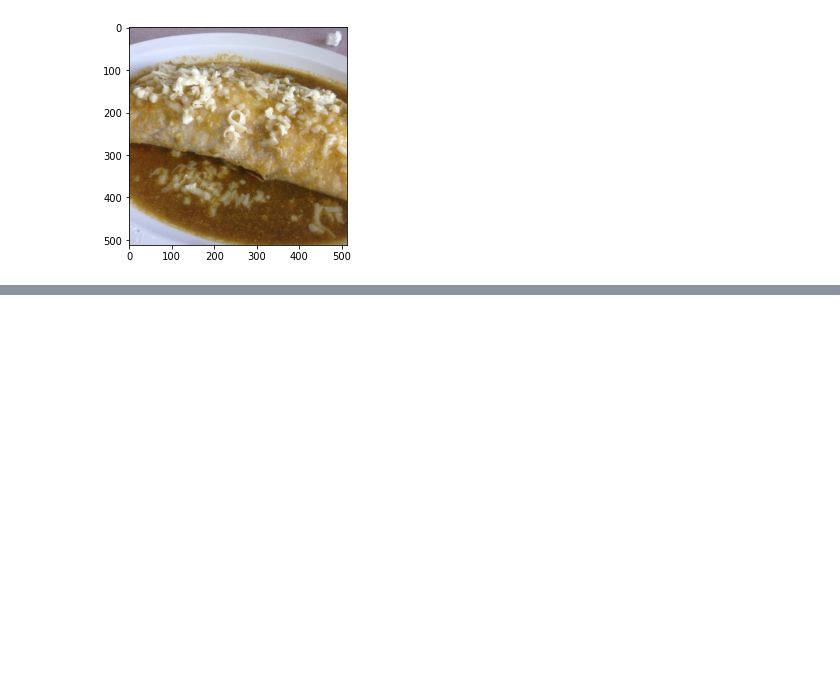
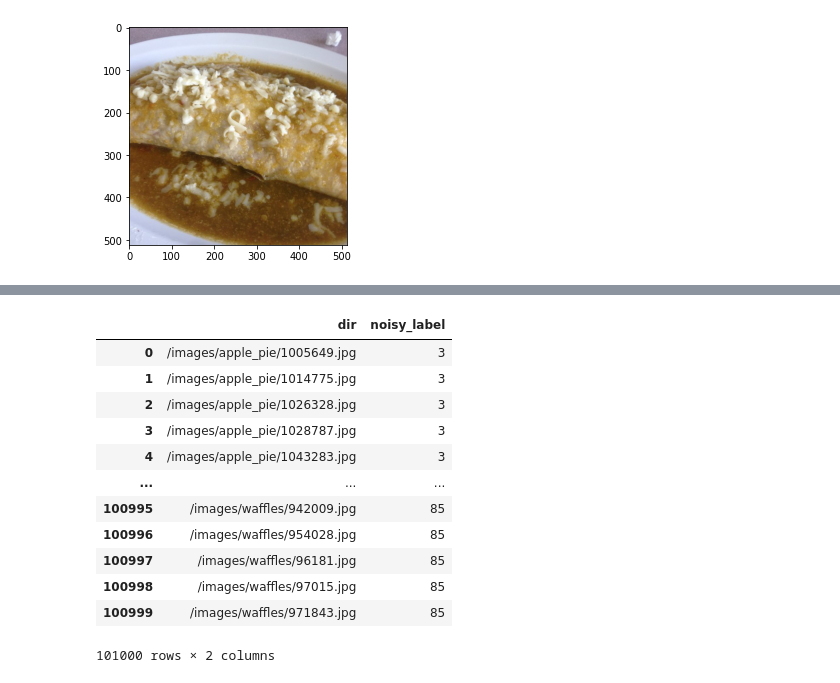
Before and after one commit to xavierlopeze/PFM_Noisy_Labels, a Jupyter notebook: MLNT_Food101/baseline_food_2.ipynb, the cells around one changed output, grey strips where cells are left out. Cells and saved outputs as stored; diff of their text form; code cells hidden in the pictures; blank space fills up the shorter version.

```diff
--- a/MLNT_Food101/baseline_food_2.ipynb
+++ b/MLNT_Food101/baseline_food_2.ipynb
@@ -426,0 +474,19 @@ TEST()
+# %%
+import pandas as pd
+clean = pd.read_csv(config.data_dir + "clean_label_kv.txt",header = None, sep = " ")
+clean.columns = ["dir", "noisy_label"]
+clean
+# %% [output]
+|  | dir | noisy_label |
+| 0 | /images/apple_pie/1005649.jpg | 3 |
+| 1 | /images/apple_pie/1014775.jpg | 3 |
+| 2 | /images/apple_pie/1026328.jpg | 3 |
+| 3 | /images/apple_pie/1028787.jpg | 3 |
+| 4 | /images/apple_pie/1043283.jpg | 3 |
+| ... | ... | ... |
+| 100995 | /images/waffles/942009.jpg | 85 |
+| 100996 | /images/waffles/954028.jpg | 85 |
+| 100997 | /images/waffles/96181.jpg | 85 |
+| 100998 | /images/waffles/97015.jpg | 85 |
+| 100999 | /images/waffles/971843.jpg | 85 |
+101000 rows × 2 columns
```
Also changed, not shown: parts of 26 cells of this notebook, 3 other files.
